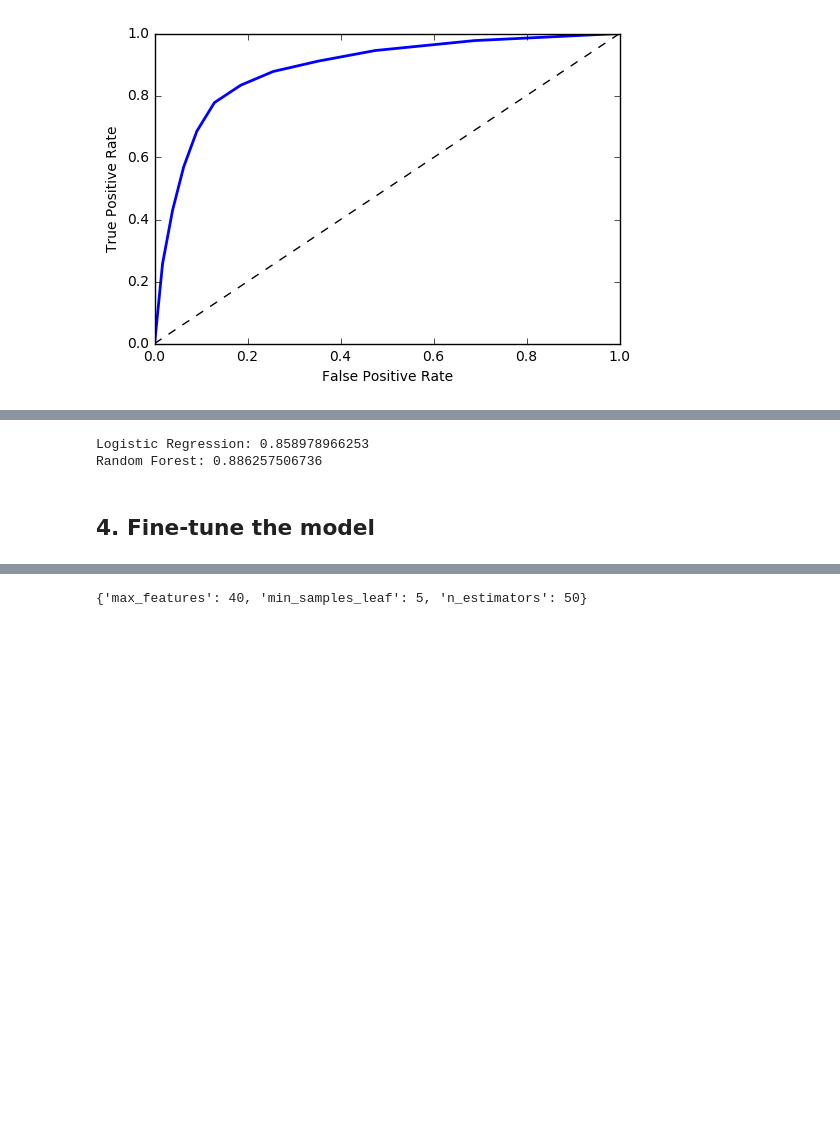
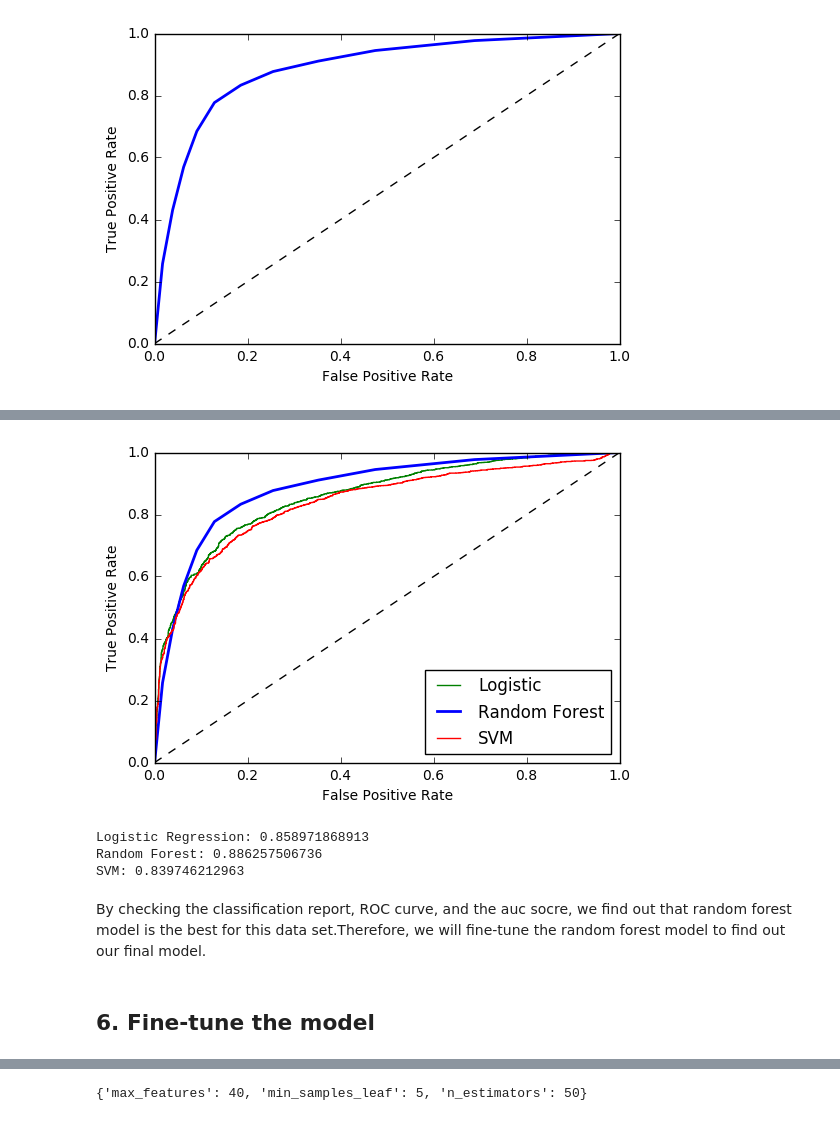
Before and after one commit to zhaodanjie/755, a Jupyter notebook: Assignment2/Assignment2.ipynb, the cells around one changed output, grey strips where cells are left out. Saved outputs shown, nothing was run; the diff lists cells and outputs as text; code cells hidden in the pictures; blank space fills up the shorter version.

```diff
--- a/Assignment2/Assignment2.ipynb
+++ b/Assignment2/Assignment2.ipynb
@@ -268,11 +374,23 @@ roc_auc_score(college_label, pred_proba)
+# %%
+plt.plot(fpr,tpr,"g-", label='Logistic')
+plot_roc_curve(fpr_rf, tpr_rf, 'Random Forest')
+plt.plot(fpr_svm, tpr_svm, "r-", label='SVM')
+plt.legend(loc='lower right')
+plt.show()
+# %% [output]
+[figure, added]
 # %%
 print("Logistic Regression:", roc_auc_score(college_label,y_scores[:,1]))
 print("Random Forest:",roc_auc_score(college_label, pred_proba))
+print("SVM:",roc_auc_score(college_label, df_svm))
 # %% [output]
-Logistic Regression: 0.858978966253
+Logistic Regression: 0.858971868913
 Random Forest: 0.886257506736
+SVM: 0.839746212963
+# %% [markdown]
+By checking the classification report, ROC curve, and the auc socre, we find out that random forest model is the best for this data set.Therefore, we will fine-tune the random forest model to find out our final model.
 # %% [markdown]
-## 4. Fine-tune the model
+## 6. Fine-tune the model
 # %%
 from sklearn.model_selection import GridSearchCV
 np.random.seed(123)
```
Also changed, not shown: parts of 37 cells of this notebook.
